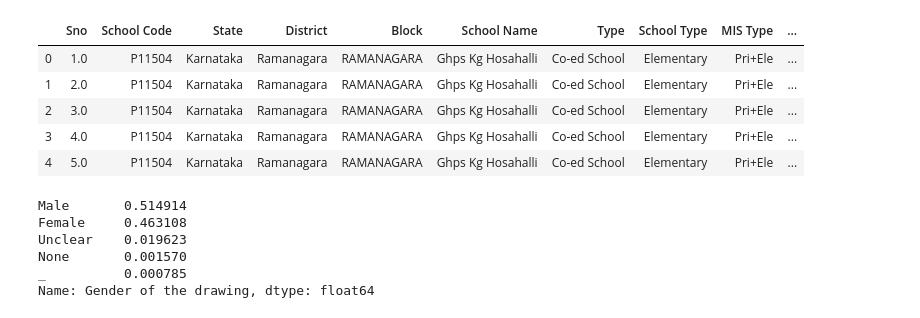
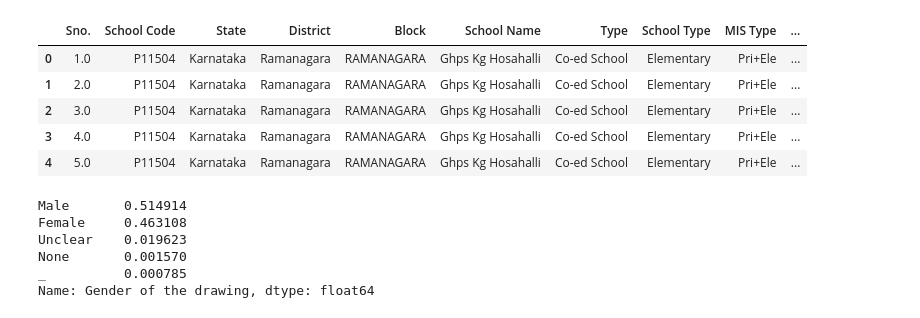
Before and after one commit to isrivastav99/Research-airtel, a Jupyter notebook: Cleaning.ipynb, the cells around one changed output. Saved outputs shown, nothing was run; the diff lists cells and outputs as text; code cells hidden in the pictures.

```diff
--- a/Cleaning.ipynb
+++ b/Cleaning.ipynb
@@ -1,13 +1,13 @@
 # %%
 import pandas as pd
 import matplotlib.pyplot as plt
-df = pd.read_csv('//home//ishaan//Documents//Work//Data//Raw Data.csv', error_bad_lines = False, sep = ';')
+df = pd.read_csv('/home/is99/Documents/Py/Research-airtel/Data/data.csv', error_bad_lines=False, sep = ',')
 pd.set_option('display.max_columns', 50)
 pd.set_option('display.max_rows', 5000)
 
 df.head()
 # %% [output]
-|  | Sno | School Code | State | District | Block | School Name | Type | School Type | MIS Type | ... |
+|  | Sno. | School Code | State | District | Block | School Name | Type | School Type | MIS Type | ... |
 | 0 | 1.0 | P11504 | Karnataka | Ramanagara | RAMANAGARA | Ghps Kg Hosahalli | Co-ed School | Elementary | Pri+Ele | ... |
 | 1 | 2.0 | P11504 | Karnataka | Ramanagara | RAMANAGARA | Ghps Kg Hosahalli | Co-ed School | Elementary | Pri+Ele | ... |
 | 2 | 3.0 | P11504 | Karnataka | Ramanagara | RAMANAGARA | Ghps Kg Hosahalli | Co-ed School | Elementary | Pri+Ele | ... |
```
Also changed, not shown: 5 other files.
